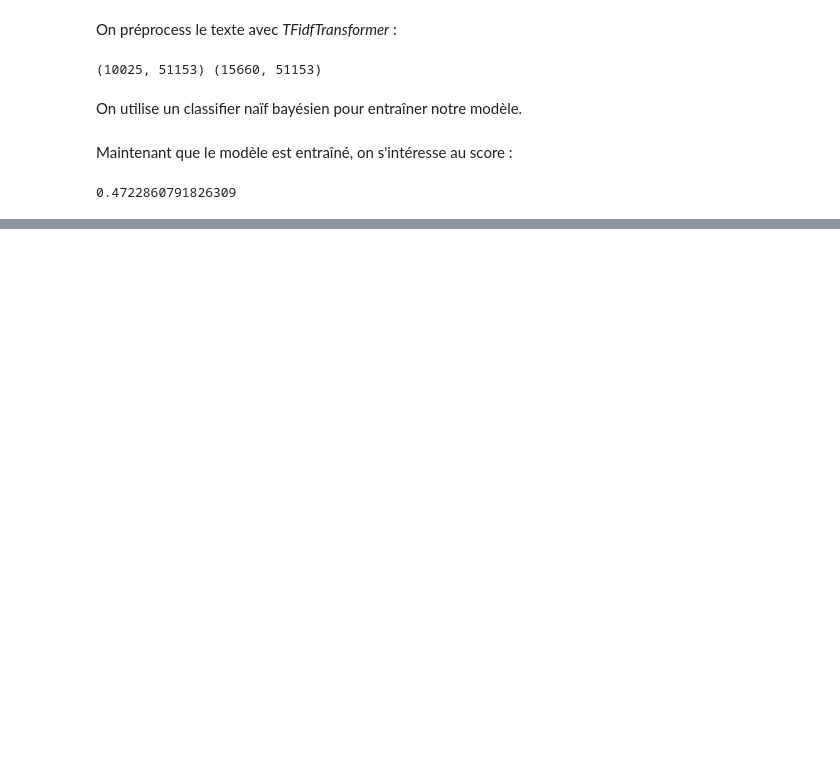
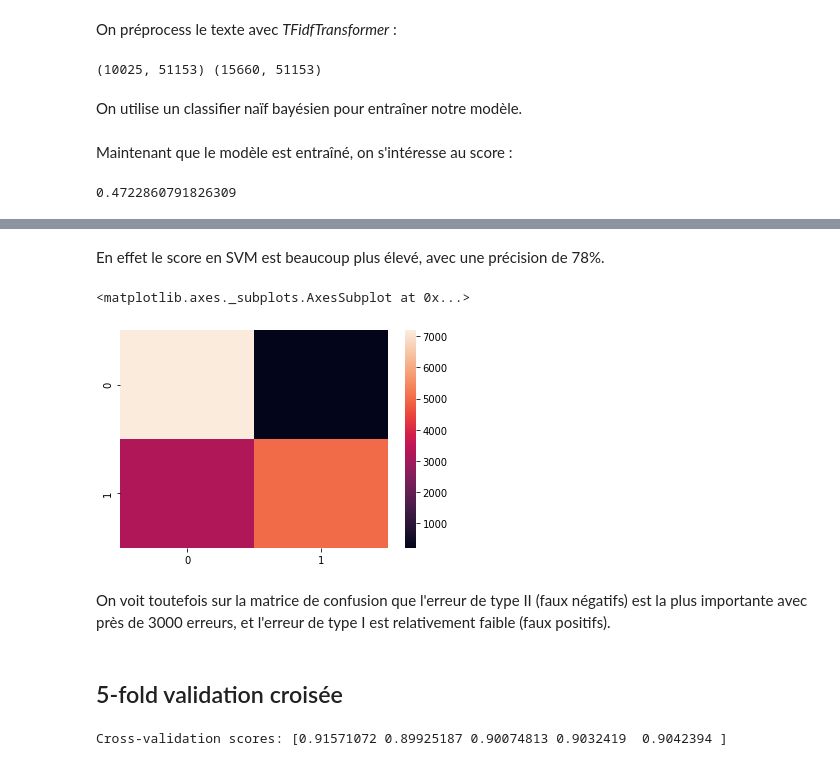
Before and after one commit to marie-ganon/Projet-Python-S1, a Jupyter notebook: Modélisation.ipynb, the cells around one changed output, grey strips where cells are left out. Drawn from its saved outputs; the diff is of its cells as text; code cells hidden in the pictures; blank space fills up the shorter version.

```diff
--- a/Modélisation.ipynb
+++ b/Modélisation.ipynb
@@ -373,0 +415,12 @@ On obtient un score de 47,23%.
+# %% [markdown]
+En effet le score en SVM est beaucoup plus élevé, avec une précision de 78%.
+# %%
+c = confusion_matrix(y_test, y_pred)
+sns.heatmap(c)
+# %% [output]
+<matplotlib.axes._subplots.AxesSubplot at 0x...>
+[figure, added]
+# %% [markdown]
+On voit toutefois sur la matrice de confusion que l'erreur de type II (faux négatifs) est la plus importante avec près de 3000 erreurs, et l'erreur de type I est relativement faible (faux positifs).
+# %% [markdown]
+## 5-fold validation croisée
@@ -373,0 +429,5 @@ On obtient un score de 47,23%.
+# %%
+scores = cross_val_score(clf, train_vectors, y_train, cv=5)
+print("Cross-validation scores: {}".format(scores))
+# %% [output]
+Cross-validation scores: [0.91571072 0.89925187 0.90074813 0.9032419  0.9042394 ]
```
Also changed, not shown: parts of 12 cells of this notebook.
